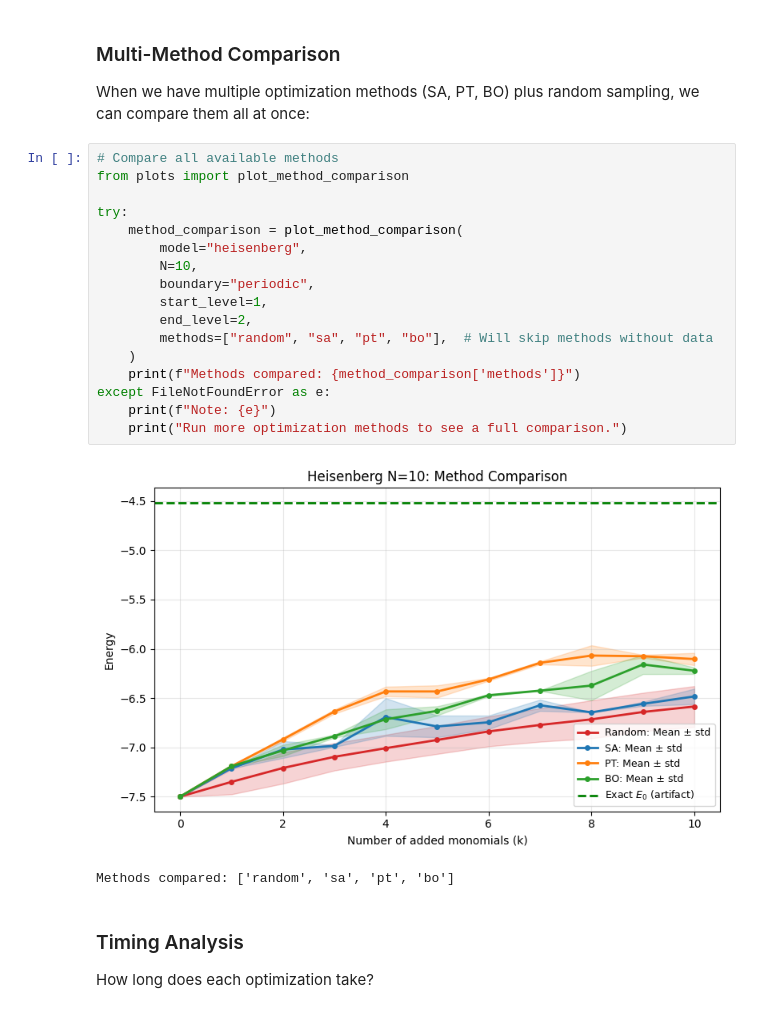
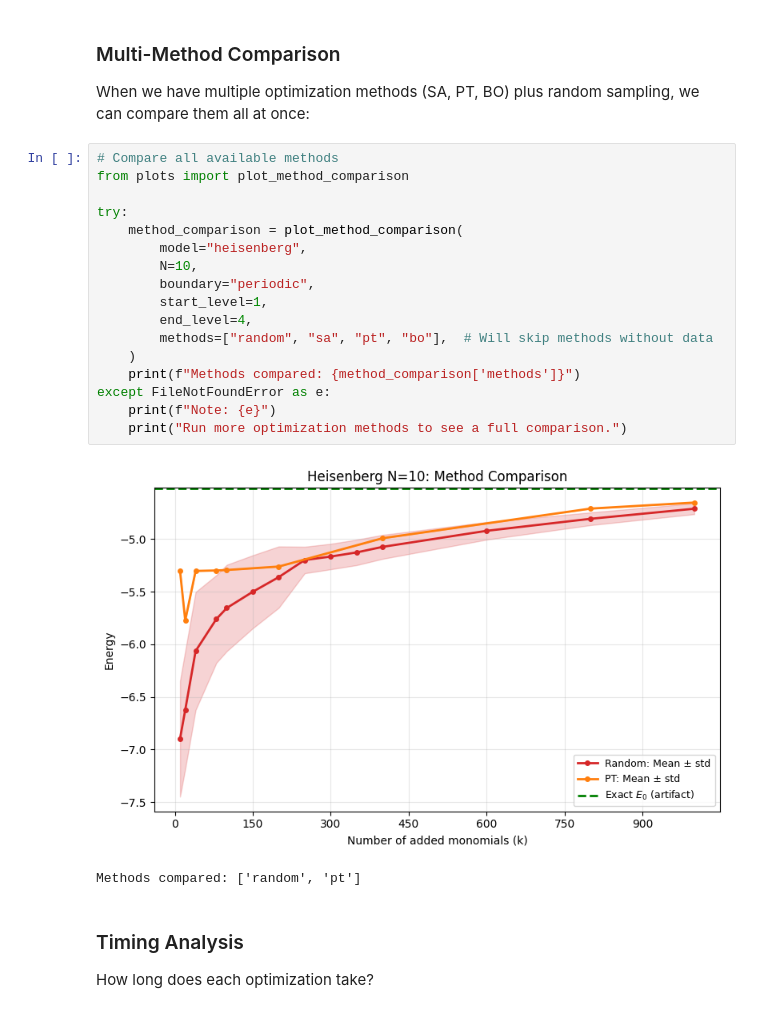
Before and after one commit to Ciscone7/OptimalMomentsNPA, a Jupyter notebook: workflow_demo.ipynb, the cells around one changed output. Saved outputs shown, nothing was run; the diff lists cells and outputs as text.

```diff
--- a/workflow_demo.ipynb
+++ b/workflow_demo.ipynb
@@ -461,23 +483,23 @@ When we have multiple optimization methods (SA, PT, BO) plus random sampling, we
 # %%
 # Compare all available methods
 from plots import plot_method_comparison
 
 try:
     method_comparison = plot_method_comparison(
         model="heisenberg",
         N=10,
         boundary="periodic",
         start_level=1,
-        end_level=2,
+        end_level=4,
         methods=["random", "sa", "pt", "bo"],  # Will skip methods without data
     )
     print(f"Methods compared: {method_comparison['methods']}")
 except FileNotFoundError as e:
     print(f"Note: {e}")
     print("Run more optimization methods to see a full comparison.")
 # %% [output]
-[figure, old version]
+[figure, new version]
-Methods compared: ['random', 'sa', 'pt', 'bo']
+Methods compared: ['random', 'pt']
 # %% [markdown]
 ### Timing Analysis
 
```
Also changed, not shown: parts of 23 cells of this notebook, 9 other files.
